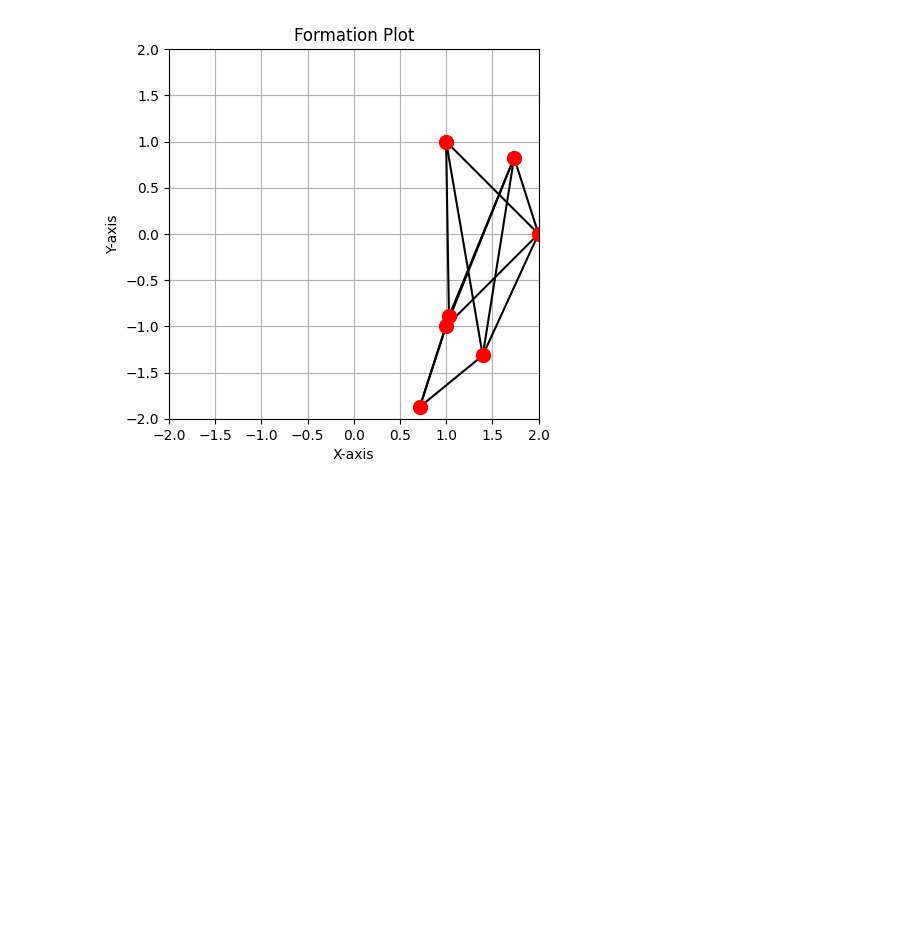
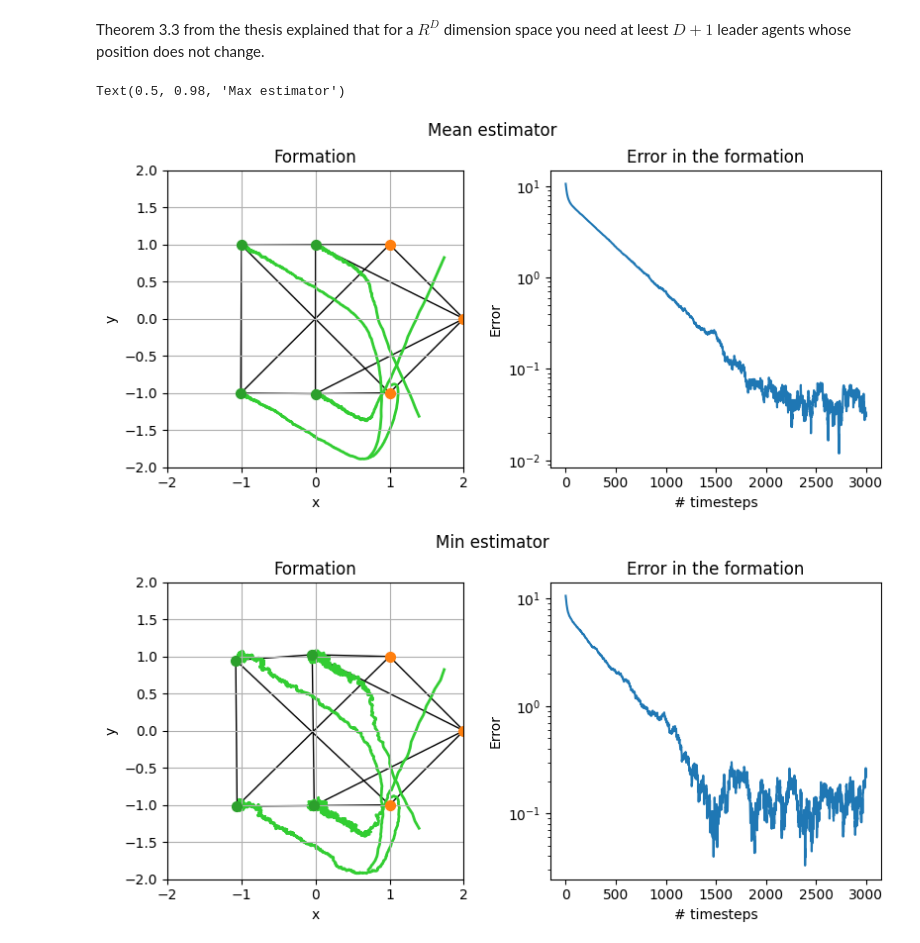
Before and after one commit to wilbertras/drone_swarms, a Jupyter notebook: main.ipynb, the cells around one changed output. Drawn from its saved outputs; the diff is of its cells as text; code cells hidden in the pictures; blank space fills up the shorter version.

Commit message:
add three estimators

```diff
--- a/main.ipynb
+++ b/main.ipynb
@@ -31,11 +22,41 @@ ax.legend()
-# %%
-k = 0
-while k <= K:
-    for i in range(N):
-        u = - np.sum(L[i]*(z[i] - z).T)
-        z[i] += dt*u
-        k += 1
-# %%
-plot_formation(z)
-# %% [output]
-[figure, removed]
+# %% [markdown]
+Theorem 3.3 from the thesis explained that for a $R^D$ dimension space you need at leest $D+1$ leader agents whose position does not change.
+# %%
+def formation(estimator='mean'):
+    z = np.ones((N, D, K))*z0.reshape(N, D, 1)
+    error = np.zeros(K)
+    k = 0
+    while k < K-1:
+        for i in range(3, N):
+            z_i = z[i, :, k]
+            z_j = z[:, :, k]
+            dz = z_i - z_j
+            noise = np.random.multivariate_normal([0, 0], R, (N,T)).reshape(N, D, T)
+            meas = dz.reshape(N, D, 1) + noise
+            std_meas
+            if estimator == 'mean':
+                est = np.mean(meas, axis=2)  # estimator 1: mean of measurements
+            elif estimator == 'min':
+                est = np.amin(meas, axis=2)  # estimator 2: minimum of measurements
+            elif estimator == 'max':
+                est = np.amax(meas, axis=2)  # estimator 3: maximum of measurements
+            u = np.dot(L[i], est)
+            z[i, :, k+1] = z_i + dt * u
+        k += 1
+    error = np.sum(np.linalg.norm(z-z_star.reshape((N,D,1)), axis=1), axis=0)
+    return z, error
+# %%
+z_mean, error_mean = formation('mean')
+z_min, error_min = formation('min')
+z_max, error_max = formation('max')
+# %%
+fig = plot_formation(z_mean)
+fig.suptitle('Mean estimator')
+fig = plot_formation(z_max)
+fig.suptitle('Min estimator')
+fig = plot_formation(z_min)
+fig.suptitle('Max estimator')
+# %% [output]
+Text(0.5, 0.98, 'Max estimator')
+[figure, added]
+[figure, added]
```
Also changed, not shown: parts of 7 cells of this notebook, 2 other files.
